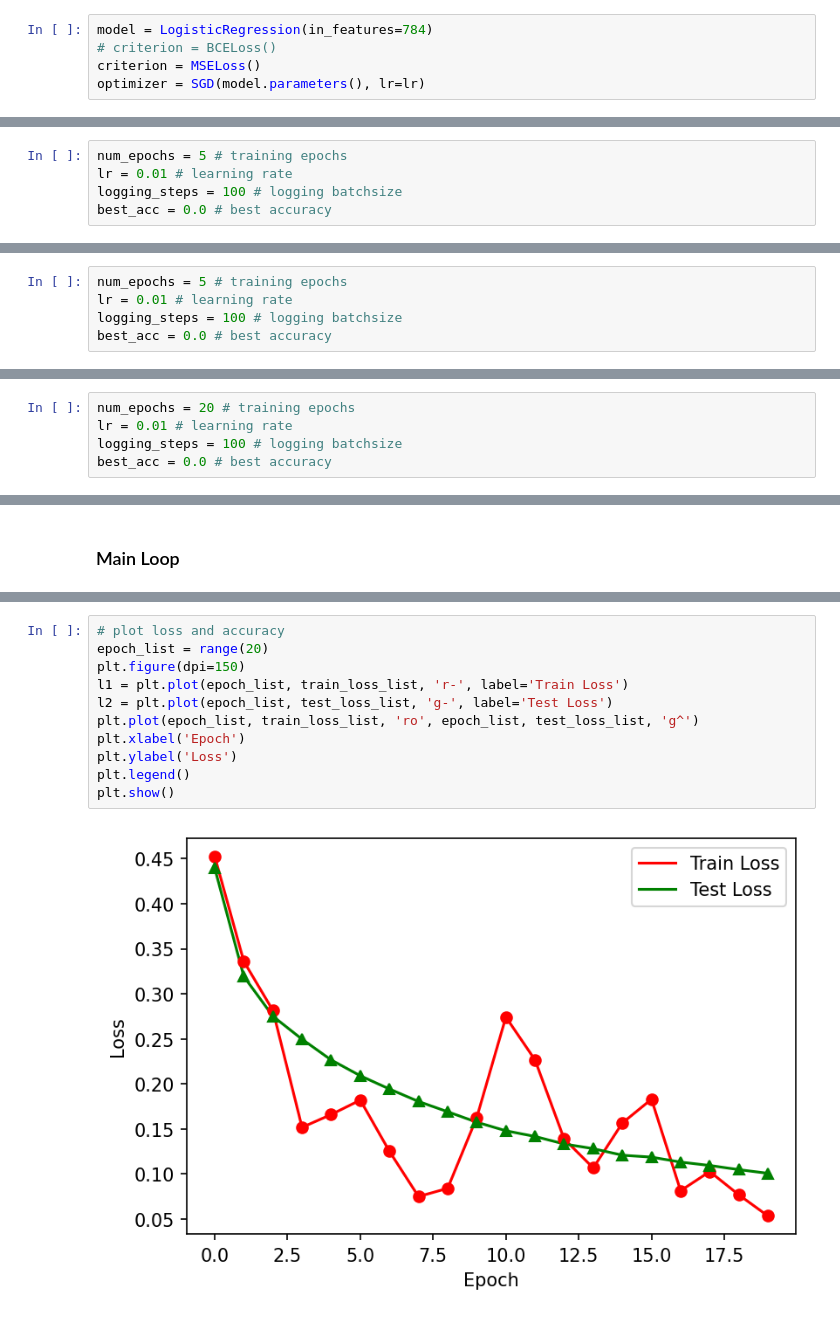
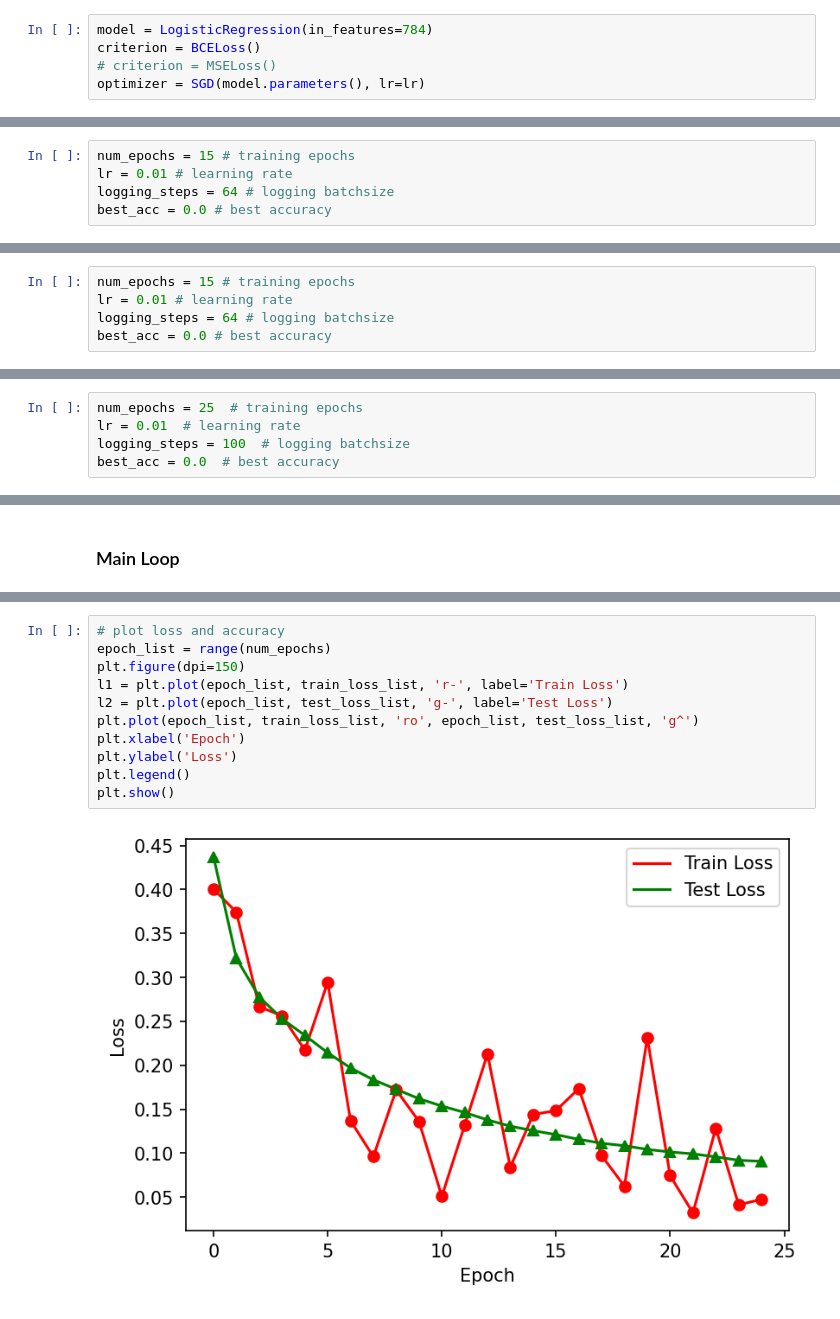
Before and after one commit to OscarJin/DeepLearning, a Jupyter notebook: Hw1/hw1.ipynb, the cells around one changed output, grey strips where cells are left out. Saved outputs shown, nothing was run; the diff lists cells and outputs as text.

```diff
--- a/Hw1/hw1.ipynb
+++ b/Hw1/hw1.ipynb
@@ -560,8 +544,8 @@ interested_label = 3
 ### Model, Loss Function and Optimizer
 # %%
 model = LogisticRegression(in_features=784)
-# criterion = BCELoss()
-criterion = MSELoss()
+criterion = BCELoss()
+# criterion = MSELoss()
 optimizer = SGD(model.parameters(), lr=lr)
 # %% [markdown]
 ### Main Loop
@@ -715,9 +698,9 @@ def test(model, criterion, test_loader):
 # %% [markdown]
 ### Set Hyperparameters
 # %%
-num_epochs = 5 # training epochs
+num_epochs = 15 # training epochs
 lr = 0.01 # learning rate
-logging_steps = 100 # logging batchsize
+logging_steps = 64 # logging batchsize
 best_acc = 0.0 # best accuracy
 # %% [markdown]
 ### Model, Loss Function and Optimizer
@@ -877,9 +860,9 @@ tensor([True, True])
 # %% [markdown]
 ### Set Hyperparameters
 # %%
-num_epochs = 5 # training epochs
+num_epochs = 15 # training epochs
 lr = 0.01 # learning rate
-logging_steps = 100 # logging batchsize
+logging_steps = 64 # logging batchsize
 best_acc = 0.0 # best accuracy
 # %% [markdown]
 ### Model, Loss Function and Optimizer
@@ -1085,10 +1068,10 @@ class MLP(nn.Module):
 # %% [markdown]
 ### Set Hyperparameters
 # %%
-num_epochs = 20 # training epochs
-lr = 0.01 # learning rate
-logging_steps = 100 # logging batchsize
-best_acc = 0.0 # best accuracy
+num_epochs = 25  # training epochs
+lr = 0.01  # learning rate
+logging_steps = 100  # logging batchsize
+best_acc = 0.0  # best accuracy
 # %% [markdown]
 ### Model, Loss Function and Optimizer
 # %%
@@ -1218,16 +1202,16 @@ Best Accuracy: 0.975
 # %%
 # plot loss and accuracy
-epoch_list = range(20)
+epoch_list = range(num_epochs)
 plt.figure(dpi=150)
 l1 = plt.plot(epoch_list, train_loss_list, 'r-', label='Train Loss')
 l2 = plt.plot(epoch_list, test_loss_list, 'g-', label='Test Loss')
 plt.plot(epoch_list, train_loss_list, 'ro', epoch_list, test_loss_list, 'g^')
 plt.xlabel('Epoch')
 plt.ylabel('Loss')
 plt.legend()
 plt.show()
 # %% [output]
-[figure, old version]
+[figure, new version]
 # %%
 plt.figure(dpi=150)
 l3 = plt.plot(epoch_list, train_acc_list, 'r-', label='Train Accuracy')
```
Also changed, not shown: parts of 15 cells of this notebook.
